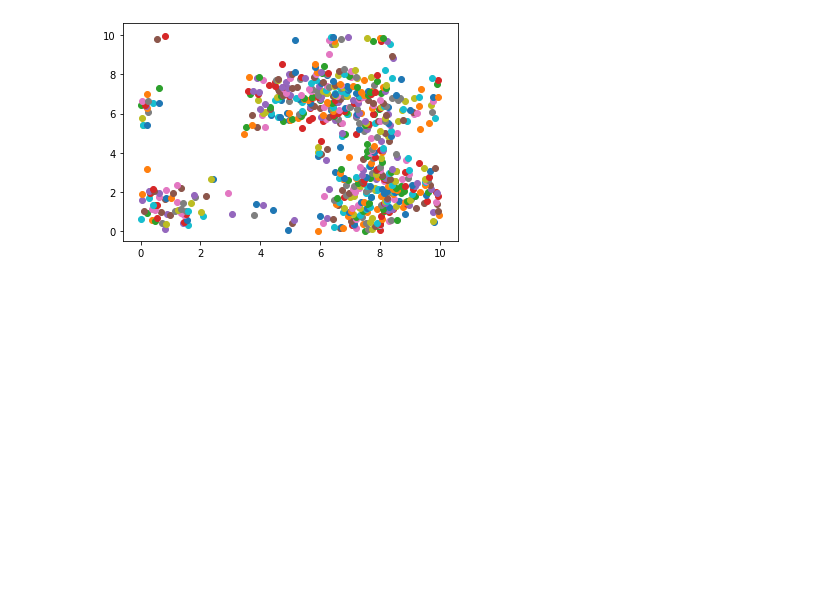
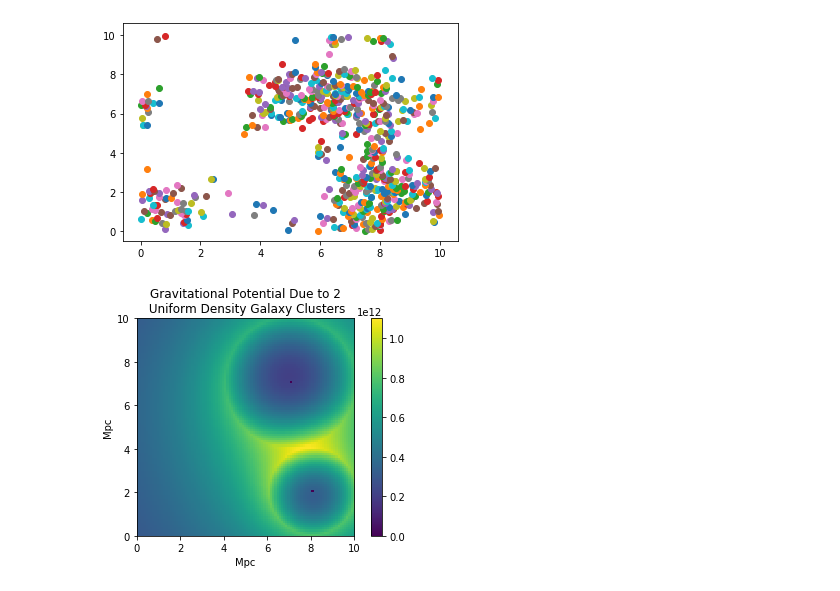
Before and after one commit to zrd7527/ASTP720, a Jupyter notebook: ASTP720_HW5.ipynb, the cells around one changed output. Cells and saved outputs as stored; diff of their text form; code cells hidden in the pictures; blank space fills up the shorter version.

Commit message:
Problem 2 Done

```diff
--- a/ASTP720_HW5.ipynb
+++ b/ASTP720_HW5.ipynb
@@ -104,0 +113,71 @@ main()
+# %%
+'''
+ASTP-720, Fall 2020
+Homework 5
+Zach Diermyer
+Problem 2
+'''
+
+import numpy as np
+import matplotlib.pyplot as plt
+
+def calcpotential(x, y, rad1, rad2, center1, center2):
+    '''
+    Calculates the center of mass of the point at the given x,y coordinate using
+    the given radii and centers
+    Inputs:
+        x - x coordinate of potential calculation
+        y - y coordinate of potential calculation
+        rad1 - Radius of the first galaxy cluster
+        rad2 - Radius of the second galaxy cluster
+        center1 - x,y coordinates of the first cluster center
+        center2 - x,y coordinates of the second cluster center
+    Returns:
+        phi1+phi2 - Total gravitational potential at the desired point
+    '''
+    G = 4.30091e-3     #In solar units
+    M1 = 400*10e12
+    M2 = 255*10e12
+    V01 = (4/3)*np.pi*rad1**3
+    V02 = (4/3)*np.pi*rad2**3
+    dist1 = (((x-center1[0])**2)+((y-center1[1])**2))**(1/2)
+    dist2 = (((x-center2[0])**2)+((y-center2[1])**2))**(1/2)
+    if dist1 <= rad1:
+        V1 = (4/3)*np.pi*dist1**3
+        V2 = (4/3)*np.pi*rad2**3
+    elif dist2 <= rad2:
+        V1 = (4/3)*np.pi*rad1**3
+        V2 = (4/3)*np.pi*dist2**3
+    else:
+        V1 = (4/3)*np.pi*rad1**3
+        V2 = (4/3)*np.pi*rad2**3
+    menc1 = (V1/V01)*M1
+    menc2 = (V2/V02)*M2
+    phi1 = G*menc1/dist1
+    phi2 = G*menc2/dist2
+    return(phi1+phi2)
+
+def main():
+    potential = []
+    rad1 = 30
+    center1 = [70, 70]
+    rad2 = 20
+    center2 = [80, 20]
+    for i in range(0, 100):
+        potential.append([])
+        for j in range(0, 100):
+            if i == center1[1] and j == center1[0]:
+                potential[i].append(0)
+            elif i == center2[1] and j == center2[0]:
+                potential[i].append(0)
+            else:
+                potential[i].append(calcpotential(j, i, rad1, rad2, center1, center2))
+    plt.imshow(potential, origin = 'lower', extent = [0, 10, 0, 10])
+    plt.xlabel('Mpc')
+    plt.ylabel('Mpc')
+    plt.title('Gravitational Potential Due to 2\n Uniform Density Galaxy Clusters')
+    plt.colorbar()
+
+main()
+# %% [output]
+[figure, added]
```
Also changed, not shown: parts of 2 cells of this notebook.
